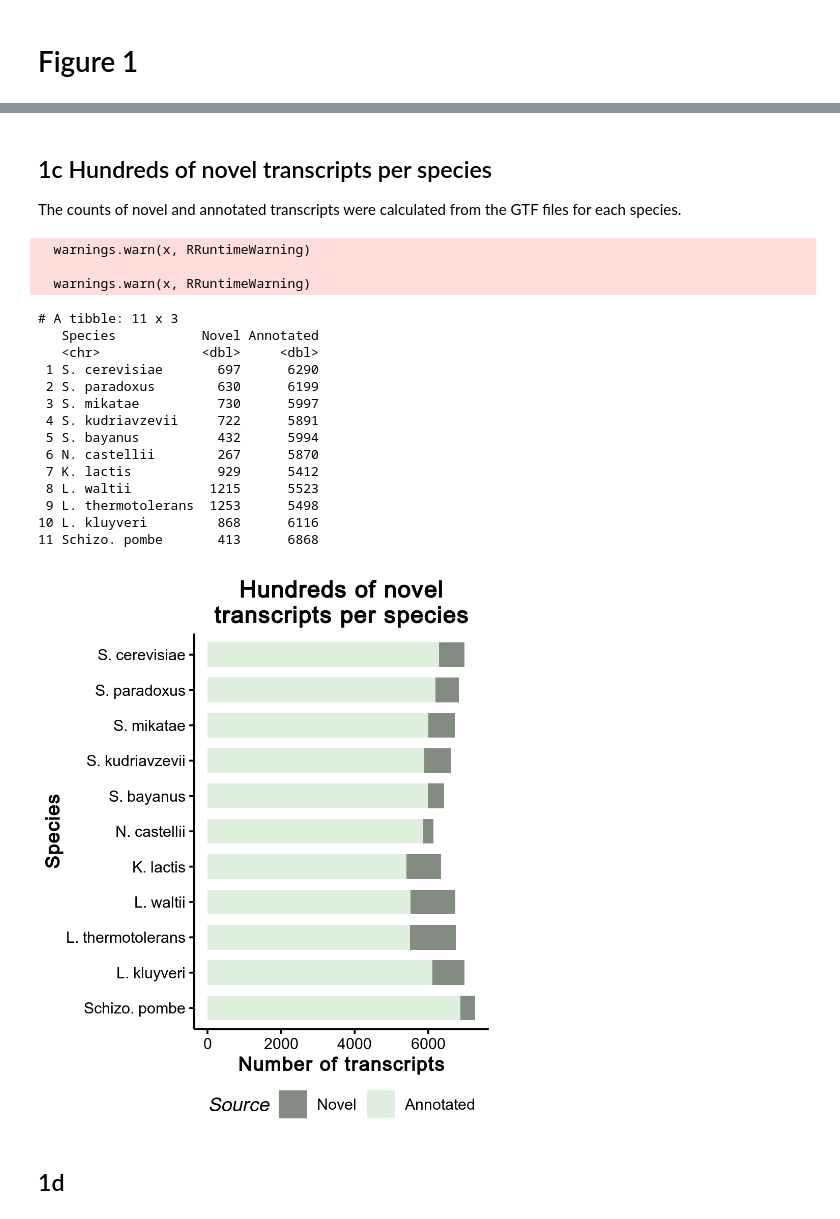
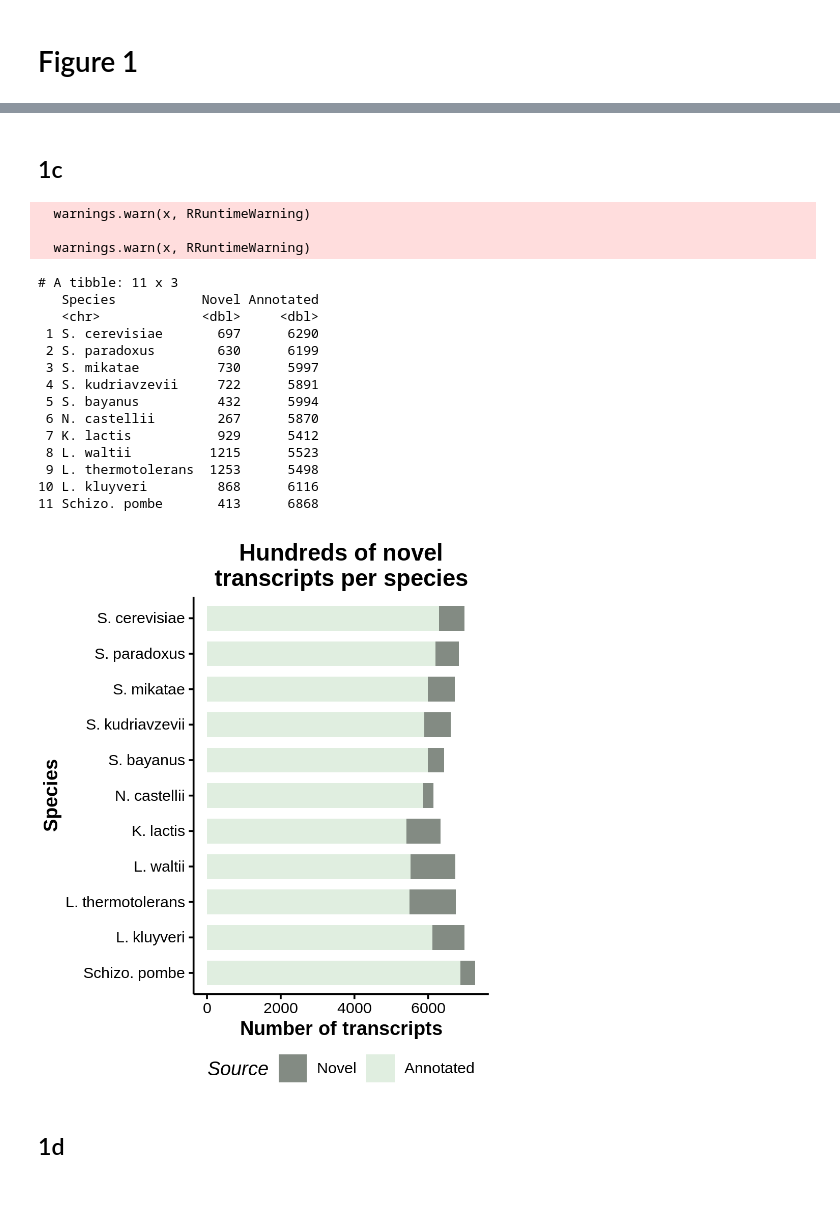
Before and after one commit to willblev/Blevins_etal_2020, a Jupyter notebook: Figures.ipynb, the cells around one changed output, grey strips where cells are left out. Drawn from its saved outputs; the diff is of its cells as text; code cells hidden in the pictures.

```diff
--- a/Figures.ipynb
+++ b/Figures.ipynb
@@ -173,47 +167,44 @@ Blevins_etal_supplementary<-path_to_Blevins_etal_supplementary_xlsx %>%
 ## 1b
 
 <img src="./photos_and_figures/figure_1b.png" width="45%">
-# %% [markdown]
-## 1c Hundreds of novel transcripts per species
-The counts of novel and annotated transcripts were calculated from the GTF files for each species.
+# %% [markdown]
+## 1c
 # %%
 %%R -w 900 -h 1100 -u px
 
-show(Blevins_etal_supplementary$transcripts_per_species)
-## plot how many transcripts (annotated vs novel) each species has irrespective of expression level
-    transcripts_per_species<-melt(Blevins_etal_supplementary$transcripts_per_species)
+transcripts_per_species<-melt(Blevins_etal_supplementary$transcripts_per_species)
     transcripts_per_species$variable <- factor(transcripts_per_species$variable, levels = c( "Novel","Annotated"))
     transcripts_per_species$Species <- factor(transcripts_per_species$Species, levels = c( "S. cerevisiae","S. paradoxus", "S. mikatae","S. kudriavzevii", "S. bayanus", "N. castellii", "K. lactis", "L. waltii","L. thermotolerans","L. kluyveri","Schizo. pombe"))
 
 
 
 number_of_transcripts_per_species_plot<-ggplot(transcripts_per_species, aes(x=Species,y=value)) +
     labs(list(title = "Hundreds of novel\ntranscripts per species", y = "Number of transcripts", x = "Species",fill="Source"))+
     geom_col(aes(fill=variable,width=0.7))+
     coord_flip() +
     scale_x_discrete(limits = rev(levels(transcripts_per_species$Species)))+
     scale_fill_manual(values = c("honeydew4","honeydew2"))+
     NULL
 number_of_transcripts_per_species_plot+theme_Single()
 # %% [output]
   warnings.warn(x, RRuntimeWarning)
 
   warnings.warn(x, RRuntimeWarning)
 # A tibble: 11 x 3
    Species           Novel Annotated
    <chr>             <dbl>     <dbl>
  1 S. cerevisiae       697      6290
  2 S. paradoxus        630      6199
  3 S. mikatae          730      5997
  4 S. kudriavzevii     722      5891
  5 S. bayanus          432      5994
  6 N. castellii        267      5870
  7 K. lactis           929      5412
  8 L. waltii          1215      5523
  9 L. thermotolerans  1253      5498
 10 L. kluyveri         868      6116
 11 Schizo. pombe       413      6868
-[figure, old version]
+[figure, new version]
 # %% [markdown]
 ## 1d
 # %%
```
Also changed, not shown: parts of 58 cells of this notebook, 1 other file.
